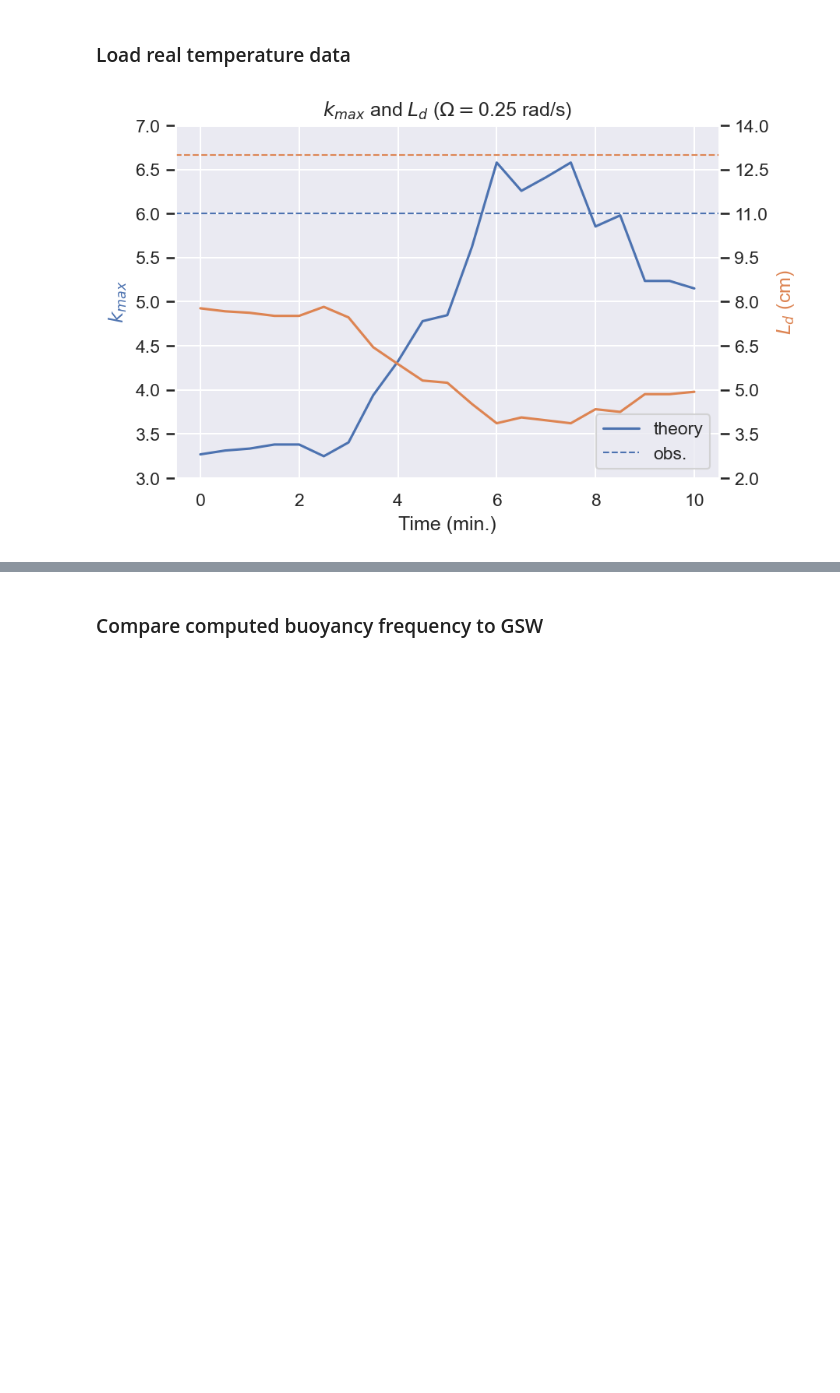
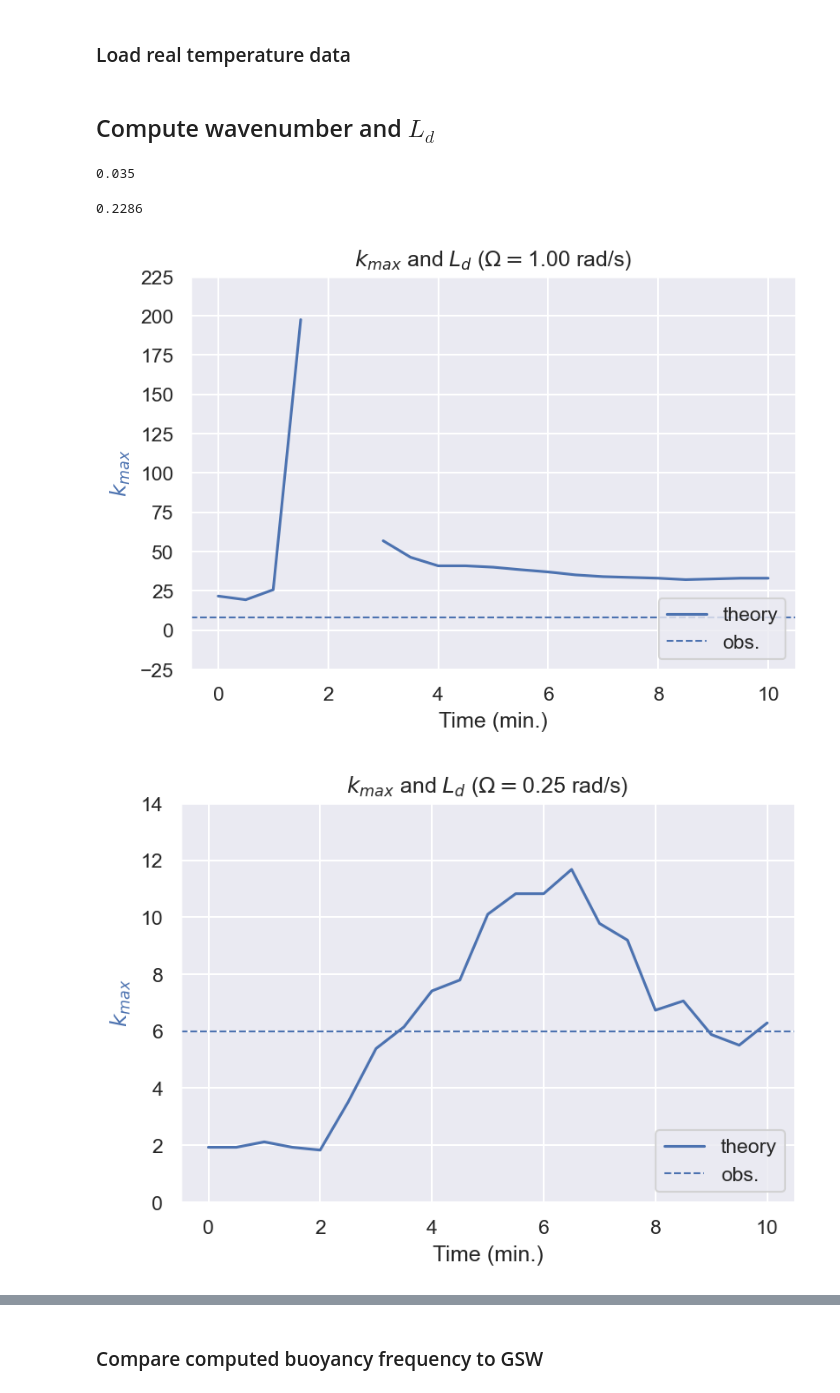
Before and after one commit to ktcarr/12.843, a Jupyter notebook: lab4/analysis.ipynb, the cells around one changed output, grey strips where cells are left out. Cells and saved outputs as stored; diff of their text form; code cells hidden in the pictures; blank space fills up the shorter version.

```diff
--- a/lab4/analysis.ipynb
+++ b/lab4/analysis.ipynb
@@ -161,39 +227,54 @@ kappas, Lds = results[...,0], results[...,1]
+# %% [markdown]
+## Compute wavenumber and $L_d$
+# %%
+r_can/2.54
+# %% [output]
+0.035
+# %%
+r_inner
+# %% [output]
+0.2286
 # %%
-ri    = 1    # index of rotation rate
-si    = -2    # index of sensor
+use_l = True # whether to factor in meridional wavenumber
+si    = -1    # index of sensor
 Ld_est= 13
 alpha=.05 # plotting hyper-params
 lw   = 1
+k_obss = [8, 6, 2.5, np.nan]
+Ld_obss= [5, 13,17,np.nan]
 
-k_obss = [8, 6, 2, np.nan]
-Ld_obss= [5, 13,17,np.nan]
-k_est  = k_obss[ri]
-Ld_est = Ld_obss[ri]
+for ri in range(4):
 
-colors = sns.color_palette()
-fig,ax = plt.subplots()
-f0 = get_f0(R_vals[ri])
-ax.set_title(r'$k_{max}$ and $L_d$ ($\Omega=$'+f'{f0/2:.2f} rad/s)')
+    k_est  = k_obss[ri]
+    Ld_est = Ld_obss[ri]
 
-### plot k
-ax.plot(time_min, kappas[:,si,ri], c=colors[0], label='theory')
-ax.axhline(k_est, c=colors[0],ls='--', label='obs.', lw=lw)
-ax.set_ylabel(r'$k_{max}$', c=colors[0])
-ax.set_xlabel('Time (min.)')
-# ax.set_ylim([0,30])
+    results = np.stack([np.stack(compute_kappa(r, use_l=use_l),axis=2) for r in R_vals], axis=2)
+    kappas, Lds = results[...,0], results[...,1]
+    colors = sns.color_palette()
+    fig,ax = plt.subplots()
+    f0 = get_f0(R_vals[ri])
+    ax.set_title(r'$k_{max}$ and $L_d$ ($\Omega=$'+f'{f0/2:.2f} rad/s)')
 
-### plot Ld
-ax2 = ax.twinx()
-ax2.grid(False)
-ax2.plot(time_min, 100*Lds[:,si,ri], label='L_d', c=colors[1])
-ax2.axhline(Ld_est, c=colors[1],ls='--', lw=lw)
-ax2.set_ylabel(r'$L_d$ (cm)', c=colors[1])
-# ax2.set_ylim([0,6])
+    ### plot k
+    ax.plot(time_min, kappas[:,si,ri], c=colors[0], label='theory')
+    ax.axhline(k_est, c=colors[0],ls='--', label='obs.', lw=lw)
+    ax.set_ylabel(r'$k_{max}$', c=colors[0])
+    ax.set_xlabel('Time (min.)')
+    # ax.set_ylim([0,30])
 
-ax.set_yticks(np.linspace(ax.get_yticks()[0], ax.get_yticks()[-1], len(ax.get_yticks())))
-ax2.set_yticks(np.linspace(ax2.get_yticks()[0], ax2.get_yticks()[-1], len(ax.get_yticks())))
+    ### plot Ld
+#     ax2 = ax.twinx()
+#     ax2.grid(False)
+#     ax2.plot(time_min, 3.9*100*Lds[:,si,ri], label='L_d', c=colors[1])
+#     ax2.axhline(Ld_est, c=colors[1],ls='--', lw=lw)
+#     ax2.set_ylabel(r'$L_d$ (cm)', c=colors[1])
+    # ax2.set_ylim([0,6])
 
-ax.legend(loc='lower right')
-plt.show()
+    ax.set_yticks(np.linspace(ax.get_yticks()[0], ax.get_yticks()[-1], len(ax.get_yticks())))
+    # ax2.set_yticks(np.linspace(ax2.get_yticks()[0], ax2.get_yticks()[-1], len(ax.get_yticks())))
+
+    ax.legend(loc='lower right')
+    plt.show()
 # %% [output]
-[figure, old version]
+[figure, new version]
+[figure, added]
```
Also changed, not shown: parts of 22 cells of this notebook.
